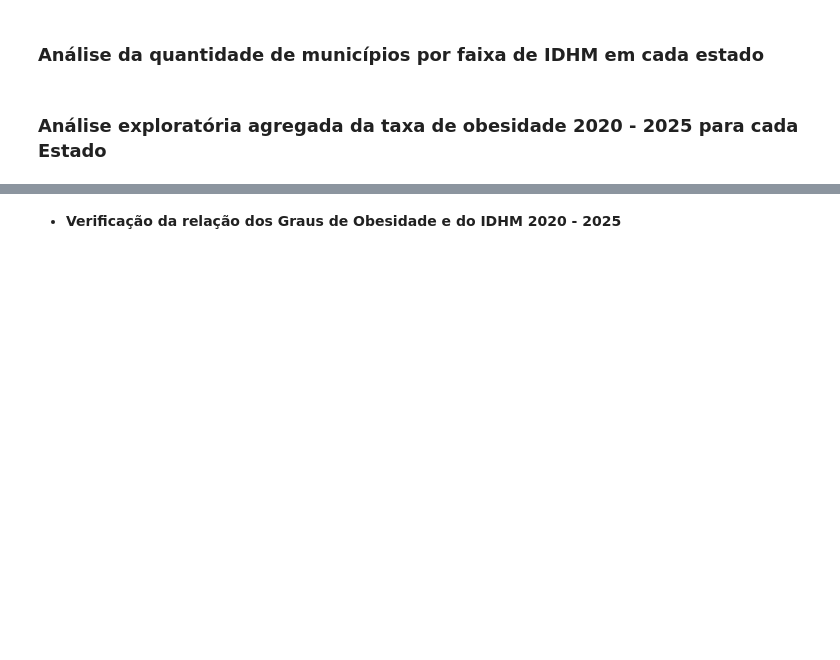
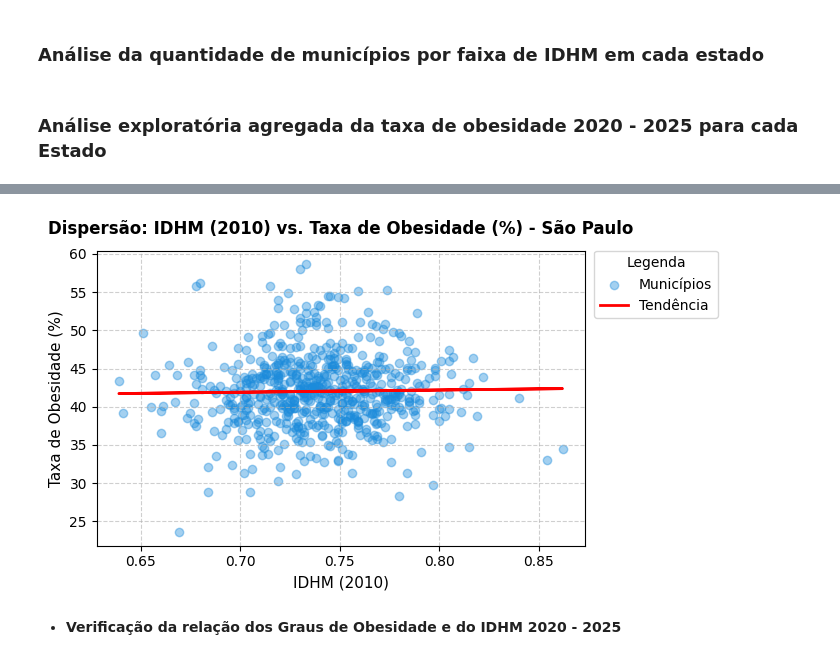
Before and after one commit to CrisEngComp/analise_obesidade_sudeste_brasileiro, a Jupyter notebook: analise_obesidade_funcoes.ipynb, the cells around one changed output, grey strips where cells are left out. Saved outputs shown, nothing was run; the diff lists cells and outputs as text; code cells hidden in the pictures; blank space fills up the shorter version.

```diff
--- a/analise_obesidade_funcoes.ipynb
+++ b/analise_obesidade_funcoes.ipynb
@@ -449,3 +507,7 @@ plt.show()
+# %%
+grafico_IDHM_Obesidade(df_consolidado_sp, 'São Paulo')
+# %% [output]
+[figure, added]
 # %% [markdown]
 - **Verificação da relação dos Graus de Obesidade e do IDHM 2020 - 2025**
 # %%
```
Also changed, not shown: parts of 23 cells of this notebook.
